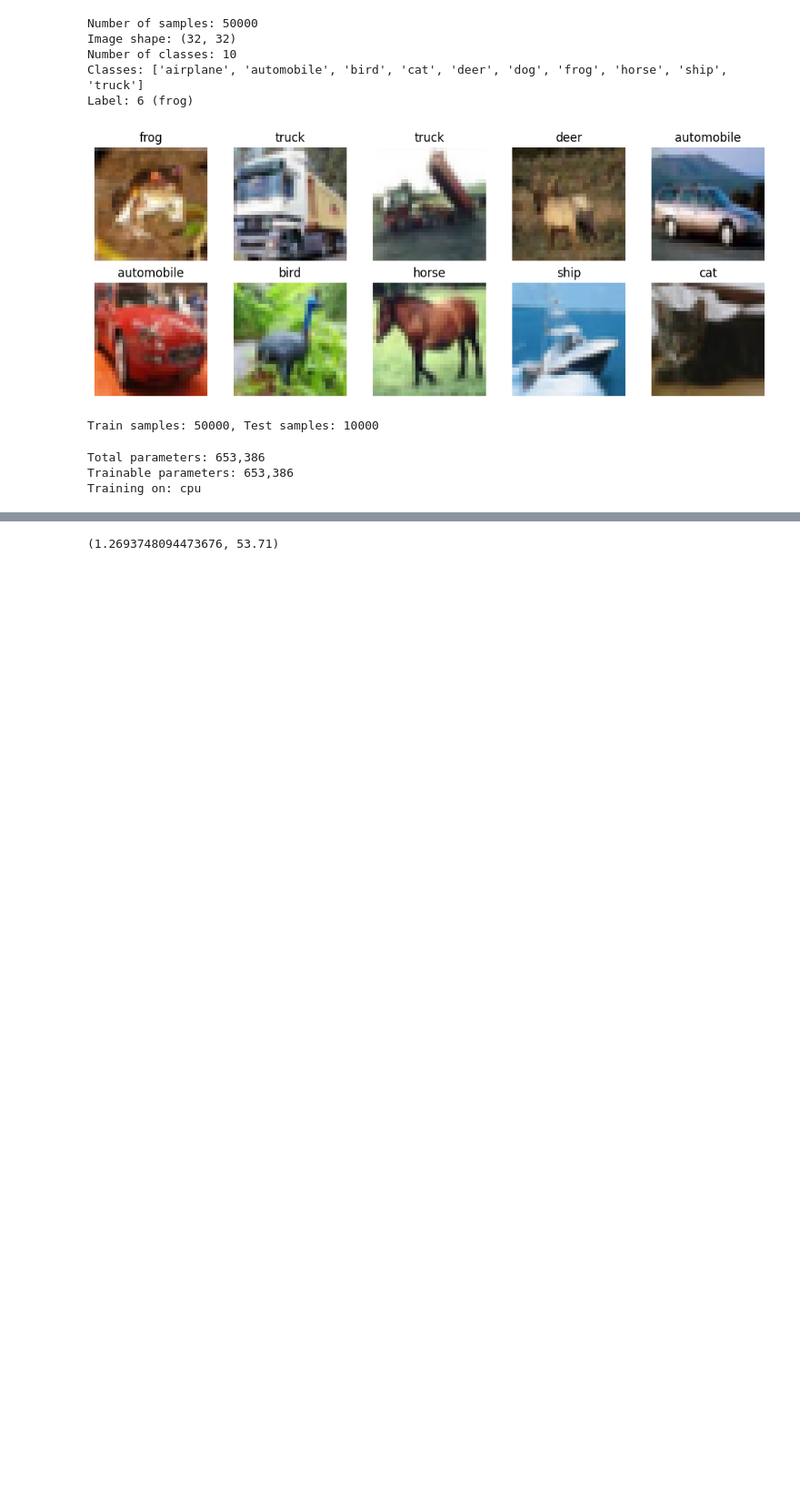
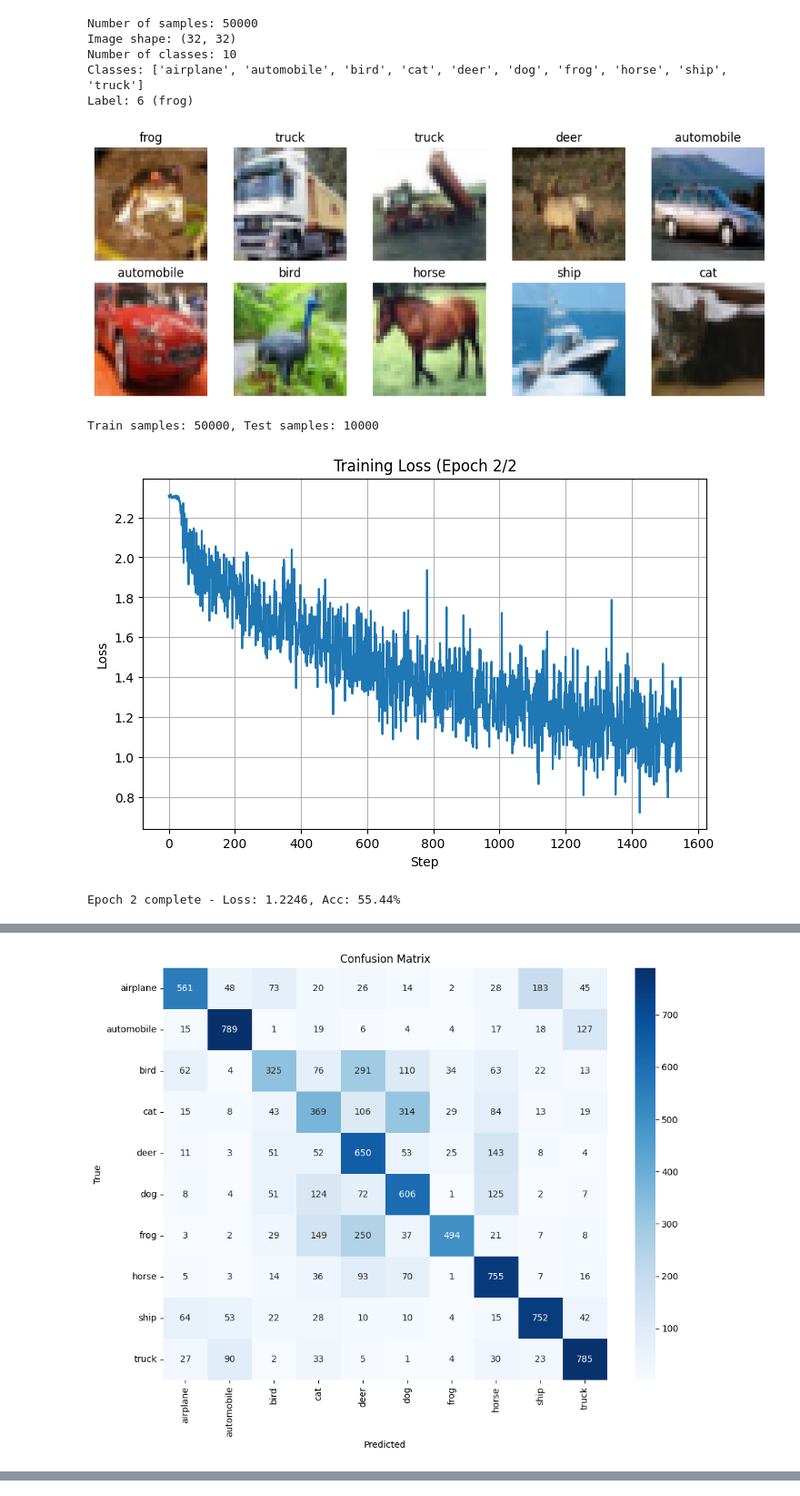
Before and after one commit to LoganBolton/Fall2025Classes, a Jupyter notebook: computer_vision/assignment4/assignment4.ipynb, the cells around one changed output, grey strips where cells are left out. Shown: that part at 91% size. Drawn from its saved outputs; the diff is of its cells as text; code cells hidden in the pictures; blank space fills up the shorter version.

Commit message:
commit res net training

```diff
--- a/computer_vision/assignment4/assignment4.ipynb
+++ b/computer_vision/assignment4/assignment4.ipynb
@@ -166,5 +184,8 @@ def train(model, num_epochs=10, lr=1e-3):
     return model
 # %%
+from sklearn.metrics import confusion_matrix
+import seaborn as sns
+
 def evaluate(model):
     """Evaluate model on test set."""
     device = torch.device('cuda' if torch.cuda.is_available() else 'cpu')
@@ -175,6 +196,8 @@ def evaluate(model):
     correct = 0
     total = 0
     running_loss = 0.0
+    all_preds = []
+    all_labels = []
 
     with torch.no_grad():
         for images, labels in tqdm(testloader, desc="Evaluating"):
@@ -187,15 +210,33 @@ def evaluate(model):
             total += labels.size(0)
             correct += predicted.eq(labels).sum().item()
 
+            all_preds.extend(predicted.cpu().numpy())
+            all_labels.extend(labels.cpu().numpy())
+
     test_acc = 100. * correct / total
     avg_loss = running_loss / len(testloader)
     print(f"Test Loss: {avg_loss:.4f}, Test Accuracy: {test_acc:.2f}%")
+
+    # Confusion matrix
+    classes = ['airplane', 'automobile', 'bird', 'cat', 'deer',
+               'dog', 'frog', 'horse', 'ship', 'truck']
+    cm = confusion_matrix(all_labels, all_preds)
+
+    plt.figure(figsize=(10, 8))
+    sns.heatmap(cm, annot=True, fmt='d', cmap='Blues',
+                xticklabels=classes, yticklabels=classes)
+    plt.xlabel('Predicted')
+    plt.ylabel('True')
+    plt.title('Confusion Matrix')
+    plt.tight_layout()
+    plt.show()
+
+    return avg_loss, test_acc
 # %%
 # Train the model
 model = CNN_task1()
-model = train(model, num_epochs=1)
+model = train(model, num_epochs=2)
 evaluate(model)
 # %% [output]
+[figure, added]
-Total parameters: 653,386
-Trainable parameters: 653,386
-Training on: cpu
+Epoch 2 complete - Loss: 1.2246, Acc: 55.44%
@@ -202,0 +244 @@ Epoch 1 complete - Loss: 1.5649, Acc: 41.90%
+[figure, added]
@@ -204 +245,0 @@ Test Loss: 1.2694, Test Accuracy: 53.71%
-(1.2693748094473676, 53.71)
```
Also changed, not shown: parts of 7 cells of this notebook.
